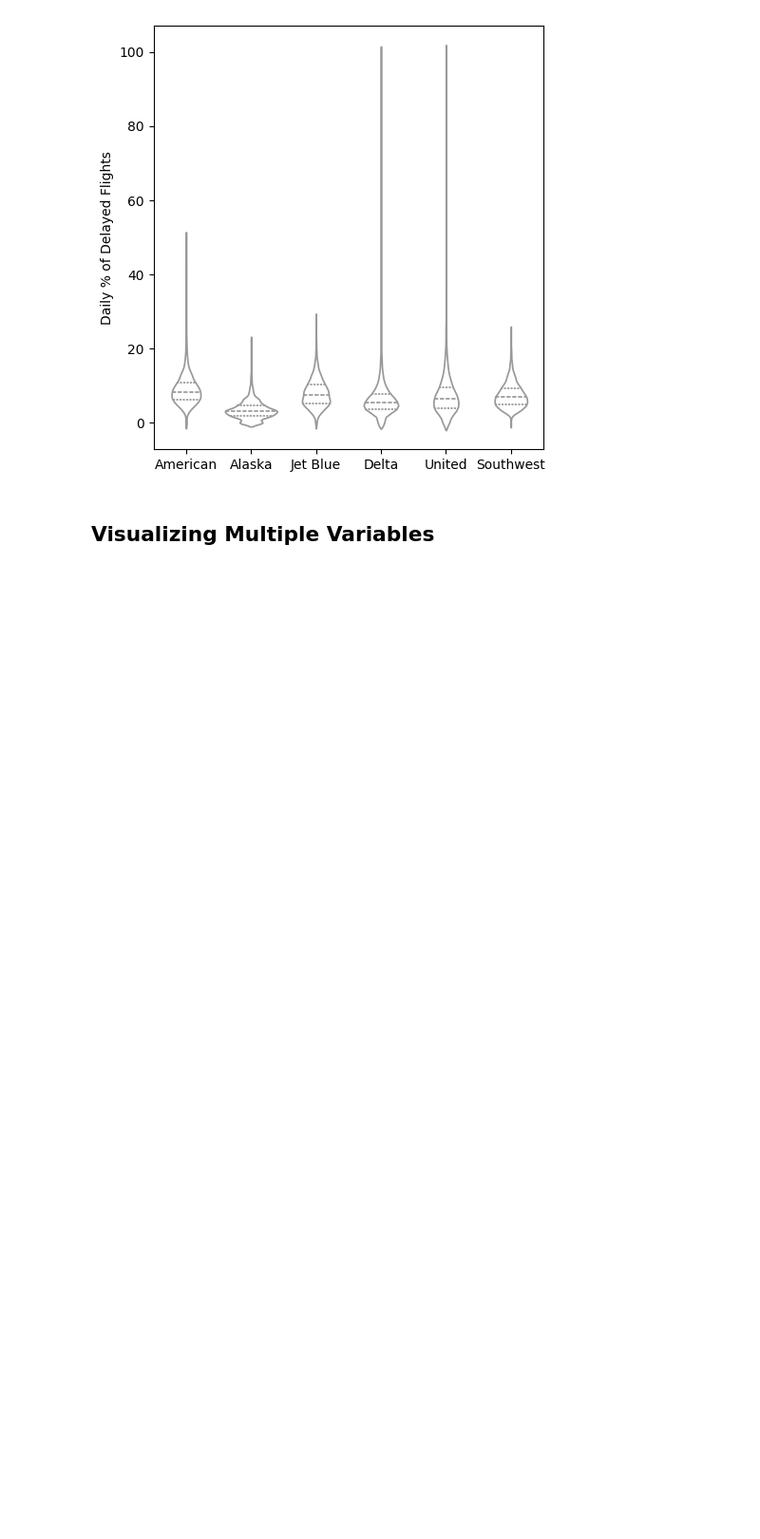
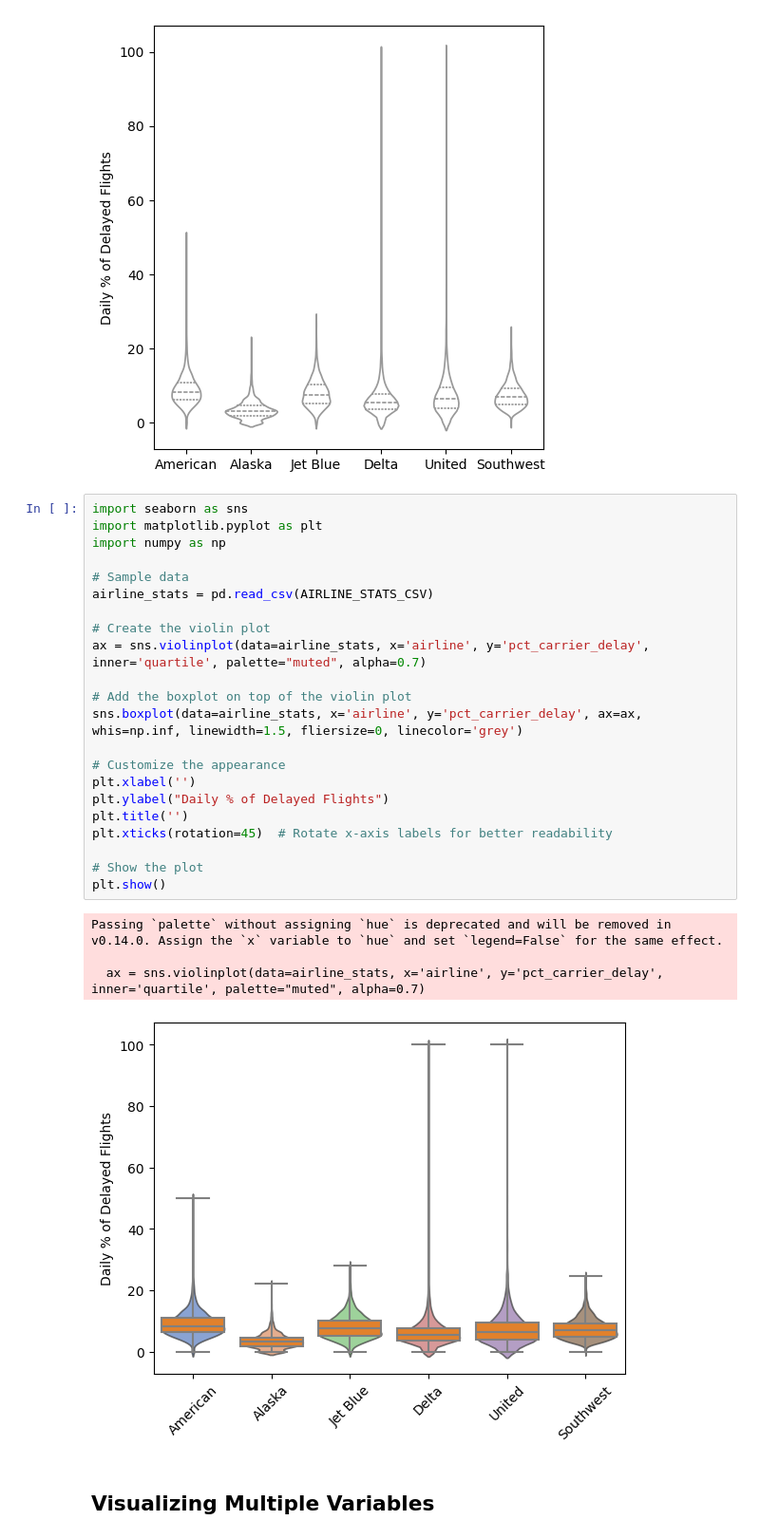
Before and after one commit to huyquangphamname/practical-statistics-for-data-scientists, a Jupyter notebook: python/notebooks/Chapter 1 - Exploratory Data Analysis.ipynb, the cells around one changed output. Shown at 95% size. Saved outputs shown, nothing was run; the diff lists cells and outputs as text; blank space fills up the shorter version.

```diff
--- a/python/notebooks/Chapter 1 - Exploratory Data Analysis.ipynb
+++ b/python/notebooks/Chapter 1 - Exploratory Data Analysis.ipynb
@@ -606,6 +608,33 @@ plt.tight_layout()
 plt.show()
 # %% [output]
 [figure]
+# %%
+import seaborn as sns
+import matplotlib.pyplot as plt
+import numpy as np
+
+# Sample data
+airline_stats = pd.read_csv(AIRLINE_STATS_CSV)
+
+# Create the violin plot
+ax = sns.violinplot(data=airline_stats, x='airline', y='pct_carrier_delay', inner='quartile', palette="muted", alpha=0.7)
+
+# Add the boxplot on top of the violin plot
+sns.boxplot(data=airline_stats, x='airline', y='pct_carrier_delay', ax=ax, whis=np.inf, linewidth=1.5, fliersize=0, linecolor='grey')
+
+# Customize the appearance
+plt.xlabel('')
+plt.ylabel("Daily % of Delayed Flights")
+plt.title('')
+plt.xticks(rotation=45)  # Rotate x-axis labels for better readability
+
+# Show the plot
+plt.show()
+# %% [output]
+Passing `palette` without assigning `hue` is deprecated and will be removed in v0.14.0. Assign the `x` variable to `hue` and set `legend=False` for the same effect.
+
+  ax = sns.violinplot(data=airline_stats, x='airline', y='pct_carrier_delay', inner='quartile', palette="muted", alpha=0.7)
+[figure, added]
 # %% [markdown]
 ## Visualizing Multiple Variables
 # %%
```
Also changed, not shown: parts of 2 cells of this notebook.
